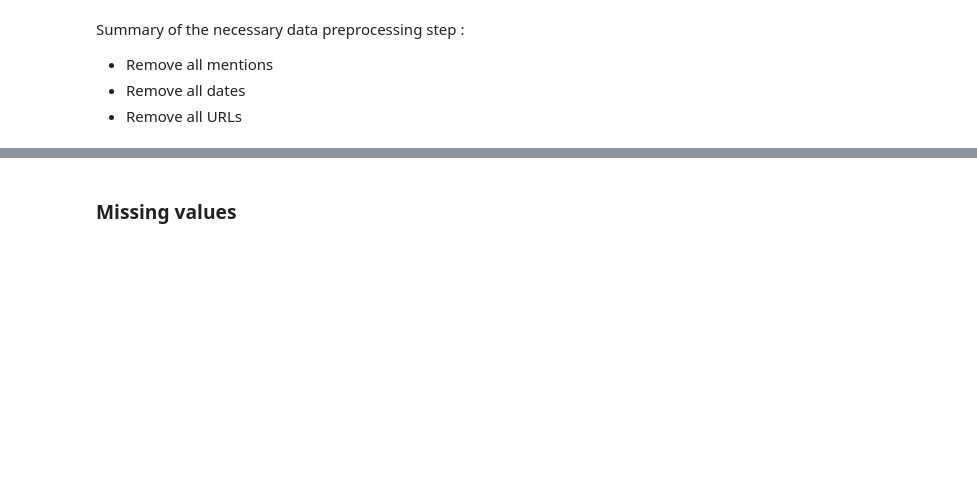
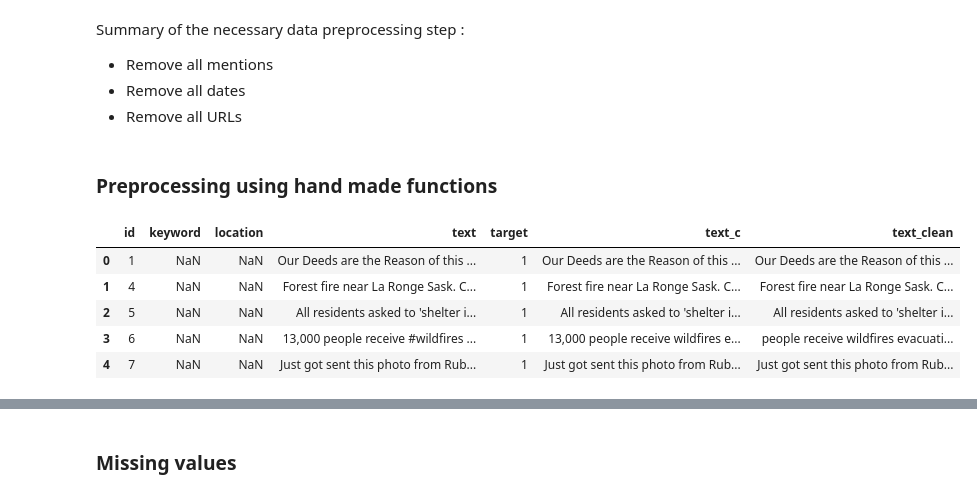
Before and after one commit to rbazin/nlp-disaster-tweets-challenge, a Jupyter notebook: data_exploration.ipynb, the cells around one changed output, grey strips where cells are left out. Saved outputs shown, nothing was run; the diff lists cells and outputs as text; code cells hidden in the pictures; blank space fills up the shorter version.

```diff
--- a/data_exploration.ipynb
+++ b/data_exploration.ipynb
@@ -338,3 +367,44 @@ Summary of the necessary data preprocessing step :
 * Remove all mentions
 * Remove all dates
 * Remove all URLs
+# %% [markdown]
+### Preprocessing using hand made functions
+# %%
+import html
+import re
+
+# define clean function
+# add / remove any line if necessary
+def clean(text):
+    # convert html escapes like &amp; by their plain-text representation
+    text = html.unescape(text)
+
+    # subsitute tags like <tab> by spaces in the specified text or remove them
+    text = re.sub(r'<[^<>]*>', ' ', text)
+
+    # subsitute markdown URLs like [Some text](https://....)
+    text = re.sub(r'\[([^\[\]]*)\]\([^\(\)]*\)', r'\1', text)
+
+    # subsitute text or code in brackets like [0]
+    text = re.sub(r'\[[^\[\]]*\]', ' ', text)
+
+    # subsitute standalone sequences of specials, matches &# but NOT #hashtag
+    text = re.sub(r'(?:^|\s)[&#<>{}\[\]+|\\:-]{1,}(?:\s|$)', ' ', text)
+
+     # subsitute standalone sequences of hyphens like --- or ==
+    text = re.sub(r'(?:^|\s)[\-=\+]{2,}(?:\s|$)', ' ', text)
+
+    # sequences of white spaces
+    text = re.sub(r'\s+', ' ', text)
+
+    #remove stock market tickers like $GE
+    text = re.sub(r'\$\w*', '', text)
+
+    #remove old style retweet text "RT"
+    text = re.sub(r'RT[\s]+', '', text)
+    text = re.sub(r'DT[\s]+', '', text)
+
+    #remove hashtags
+    text = re.sub(r'#', '', text)
+
+    return text.strip()
@@ -340,0 +464,11 @@ Summary of the necessary data preprocessing step :
+# %%
+train_df['text_c'] = train_df['text'].apply(clean)
+train_df['text_clean'] = train_df['text_c'].apply(preproc)
+train_df.head()
+# %% [output]
+|  | id | keyword | location | text | target | text_c | text_clean |
+| 0 | 1 | NaN | NaN | Our Deeds are the Reason of this ... | 1 | Our Deeds are the Reason of this ... | Our Deeds are the Reason of this ... |
+| 1 | 4 | NaN | NaN | Forest fire near La Ronge Sask. C... | 1 | Forest fire near La Ronge Sask. C... | Forest fire near La Ronge Sask. C... |
+| 2 | 5 | NaN | NaN | All residents asked to 'shelter i... | 1 | All residents asked to 'shelter i... | All residents asked to 'shelter i... |
+| 3 | 6 | NaN | NaN | 13,000 people receive #wildfires ... | 1 | 13,000 people receive wildfires e... | people receive wildfires evacuati... |
+| 4 | 7 | NaN | NaN | Just got sent this photo from Rub... | 1 | Just got sent this photo from Rub... | Just got sent this photo from Rub... |
```
Also changed, not shown: parts of 9 cells of this notebook, 3 other files.
